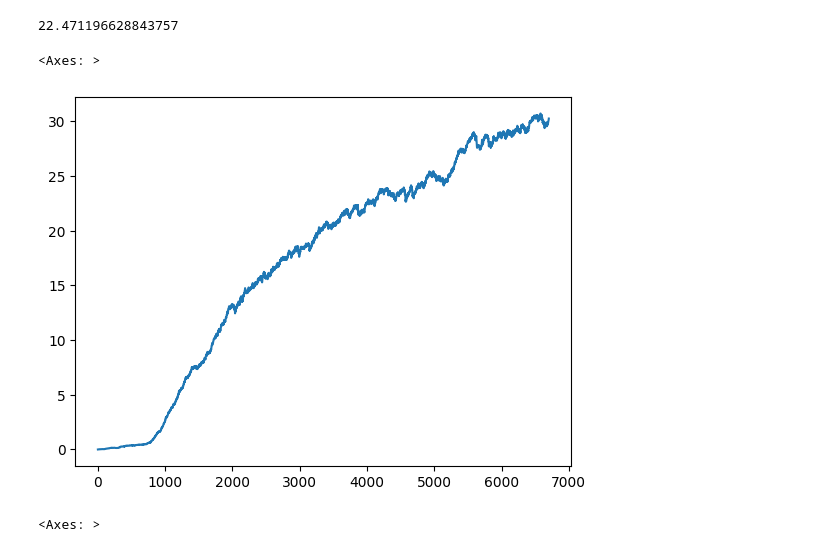
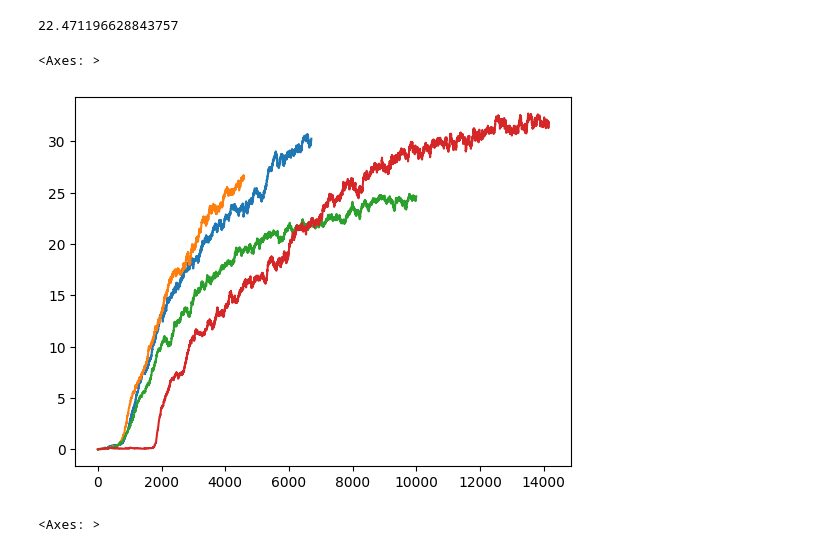
Before and after one commit to Lvlad0022/Diplomski, a Jupyter notebook: snake_biljeznica.ipynb, the cells around one changed output. Cells and saved outputs as stored; diff of their text form; code cells hidden in the pictures.

```diff
--- a/snake_biljeznica.ipynb
+++ b/snake_biljeznica.ipynb
@@ -11,15 +11,21 @@ random.randint(0,1)
 # %%
 
 df1 = pd.read_csv(r"C:\Users\lovro\Desktop\snake\snakeagent1__polyakTrue_gamma0.99_doubleqTrue_priorityTrue_noisynetTruezero_survive_reward_2025-12-05_17-13-00")
+df2 = pd.read_csv(r"C:\Users\lovro\Desktop\snake\snakeagent1__polyakTrue_gamma0.99_doubleqTrue_priorityTrue_noisynetTruezero_survive_reward_2025-12-07_15-46-40")
+df3 = pd.read_csv(r"C:\Users\lovro\Desktop\snake\snakeagent1__polyakTrue_gamma0.99_doubleqTrue_priorityTrue_noisynetTruezero_survive_reward_2025-12-07_18-30-11")
+df4 = pd.read_csv(r"C:\Users\lovro\Desktop\snake\snakeagent1_metadata__polyakTrue_gamma0.99_doubleqTrue_priorityTrue_noisynetTruezero_survive_reward_2025-12-08_16-32-59")
 # %%
 df1["avg_jabuka"][4000]
 # %% [output]
 22.471196628843757
 # %%
 (df1["avg_jabuka"]).plot()
+(df2["avg_jabuka"]).plot()
+(df3["avg_jabuka"]).plot()
+(df4["avg_jabuka"]).plot()
 # %% [output]
 <Axes: >
-[figure, old version]
+[figure, new version]
 # %%
 (df1["avg_jabuka"]).plot()
 (df2["avg_jabuka"]).plot()
```
Also changed, not shown: 4 other files.
